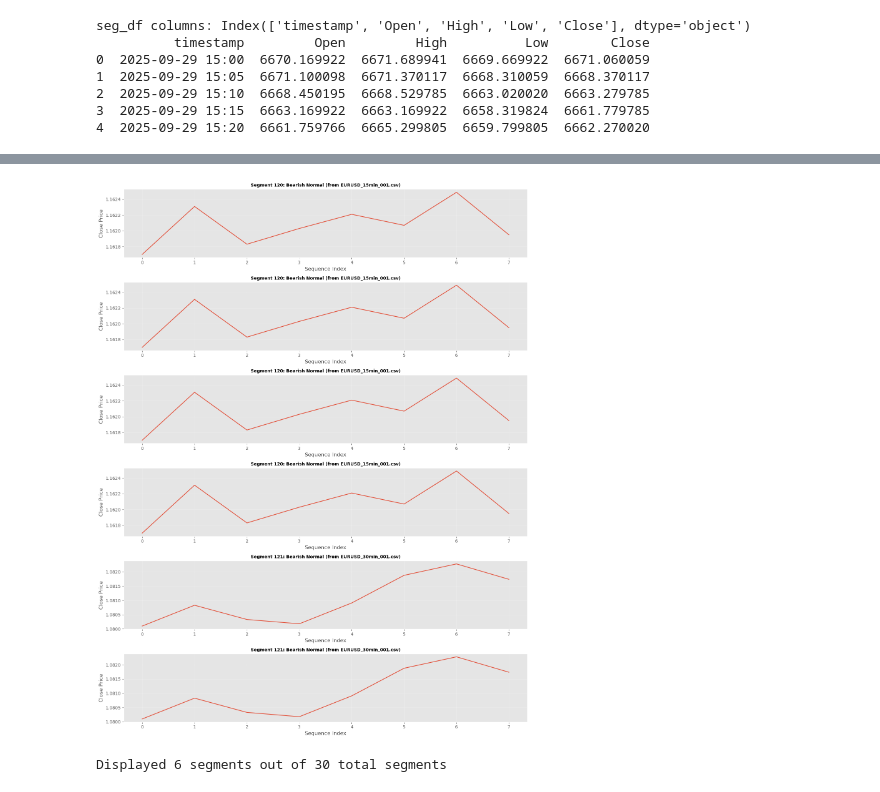
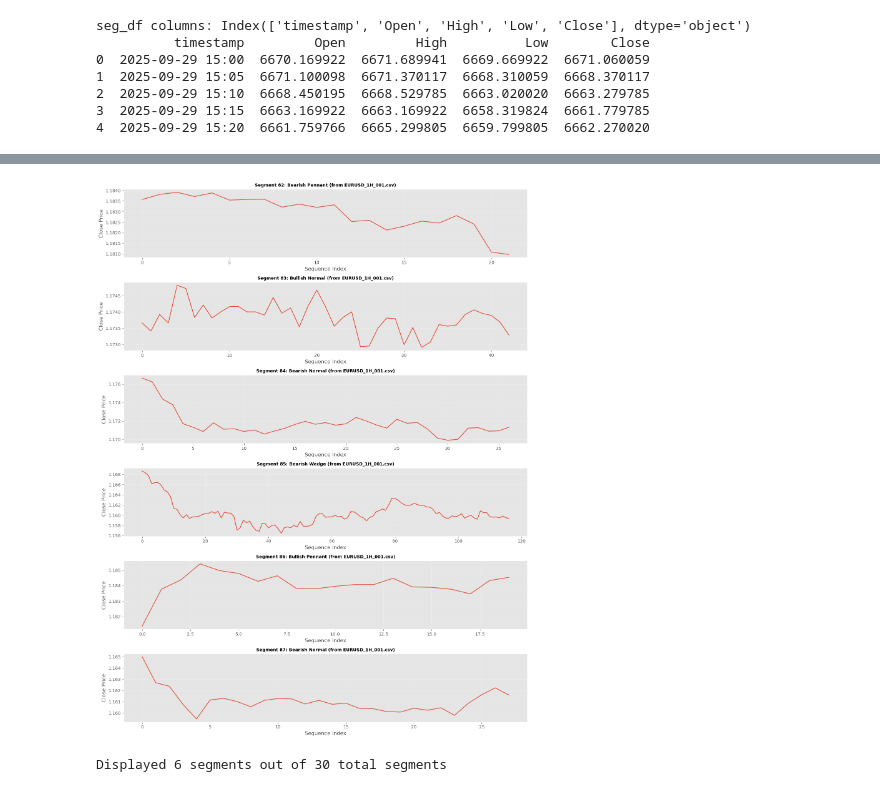
Before and after one commit to matesze41/vitmma19-pw, a Jupyter notebook: notebook/01-data-exploration.ipynb, the cells around one changed output, grey strips where cells are left out. Saved outputs shown, nothing was run; the diff lists cells and outputs as text; code cells hidden in the pictures.

```diff
--- a/notebook/01-data-exploration.ipynb
+++ b/notebook/01-data-exploration.ipynb
@@ -483,35 +486,35 @@ Saved combined segments CSV: /work/data/export/segments_values.csv
 # %%
 # Visualize a sample of segments from combined_df
 import matplotlib.pyplot as plt
 
 # Get unique segment IDs
-unique_segments = combined_df['segment_id'].tail(30)
+unique_segments = combined_df['segment_id'].unique()[-30:]
 
 # Plot first 6 segments (or fewer if less available)
 n_plots = min(6, len(unique_segments))
 fig, axes = plt.subplots(n_plots, 1, figsize=(14, 3*n_plots))
 
 if n_plots == 1:
     axes = [axes]
 
 for idx, seg_id in enumerate(unique_segments[:n_plots]):
     seg_data = combined_df[combined_df['segment_id'] == seg_id]
     label = seg_data['label'].iloc[0]
     csv_file = seg_data['csv_file'].iloc[0]
 
     # Plot the Close price
     axes[idx].plot(seg_data['seq_index'], seg_data['Close'], linewidth=1.5)
     axes[idx].set_title(f"Segment {seg_id}: {label} (from {csv_file})", fontsize=10, fontweight='bold')
     axes[idx].set_xlabel("Sequence Index")
     axes[idx].set_ylabel("Close Price")
     axes[idx].grid(True, alpha=0.3)
 
 plt.tight_layout()
 plt.show()
 
 print(f"Displayed {n_plots} segments out of {len(unique_segments)} total segments")
 # %% [output]
-[figure, old version]
+[figure, new version]
 Displayed 6 segments out of 30 total segments
 # %%
 # Diagnostic: summarize extracted segments per CSV file
```
Also changed, not shown: parts of 8 cells of this notebook, 3 other files.
